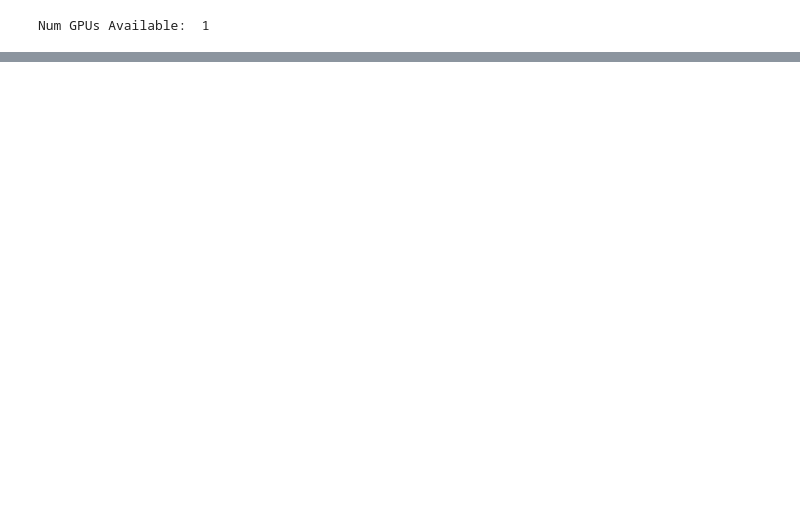
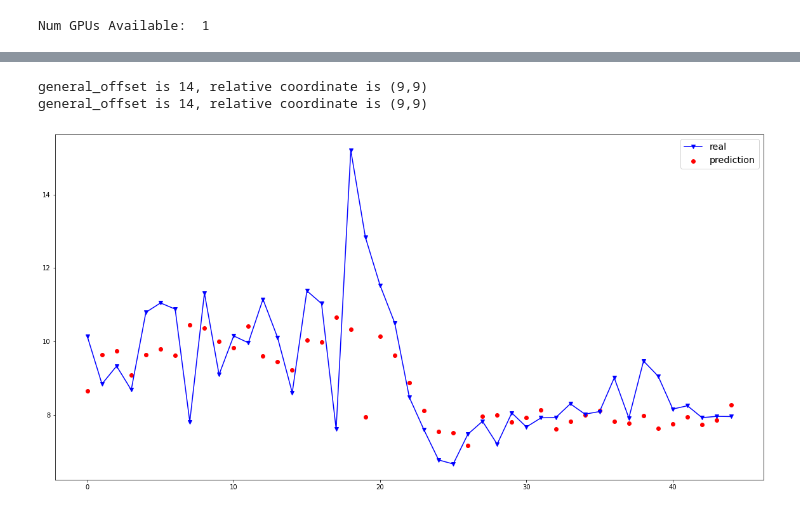
Before and after one commit to Maizehsu/PRP-2021-Summer, a Jupyter notebook: Code_lc/CNN&RNN/CNN_speed.ipynb, the cells around one changed output, grey strips where cells are left out. Drawn from its saved outputs; the diff is of its cells as text; code cells hidden in the pictures; blank space fills up the shorter version.

```diff
--- a/Code_lc/CNN&RNN/CNN_speed.ipynb
+++ b/Code_lc/CNN&RNN/CNN_speed.ipynb
@@ -296,0 +361,40 @@ plt.show()
+# %%
+def pickOneGrid(prediction, row_index, col_index, type:int):
+    if((col_index > ceil(NCOLS/2) - 1) or (col_index < 0) or (row_index > ceil(NROWS/2) - 1) or (row_index < 0)):
+        raise ValueError('The index is outside the boundary.')
+    else:
+        # 计算在prediction中对应的所有index
+        index = []
+        general_offset = 6*((row_index+1)%10 if (row_index > 9) else 0) + ((col_index+1)%10 if (col_index > 9) else 0)
+        # 计算相对坐标
+        row_offset = (row_index+1)%10 if (row_index > 9) else 0
+        col_offset = (col_index+1)%10 if (col_index > 9) else 0
+        #计算偏置还原后，该网格在(10,10)网格中的相对位置
+        relativeRowId = row_index - row_offset
+        relativeColId = col_index - col_offset
+        print(f'general_offset is {general_offset}, relative coordinate is ({relativeRowId},{relativeColId})')
+        if(type == 0):
+            for i in range(np.shape(prediction)[0]):
+                if(i%36 == general_offset):
+                    index.append(prediction[i][flattenIndex(row_index, col_index)])
+        else:
+            for i in range(np.shape(prediction)[0]):
+                if(i%36 == general_offset):
+                    index.append(prediction[i][relativeRowId][relativeColId])
+        return index
+# %%
+# 选择网格
+cord = (11,11)
+last_day_predict = np.array(pickOneGrid(predictions_test, cord[0], cord[1], type=0))*Max
+last_day_real    = np.array(pickOneGrid(test_y, cord[0], cord[1], type=1))*Max
+
+# 画图
+fig, ax = plt.subplots(figsize=(20,10))
+ax.scatter(range(45), last_day_predict, c='r', marker='o', label='prediction')
+ax.plot(range(45), last_day_real, c='b', marker='v', label='real')
+legend = ax.legend(fontsize='x-large')
+plt.show()
+# %% [output]
+general_offset is 14, relative coordinate is (9,9)
+general_offset is 14, relative coordinate is (9,9)
+[figure, added]
```
Also changed, not shown: parts of 20 cells of this notebook.
